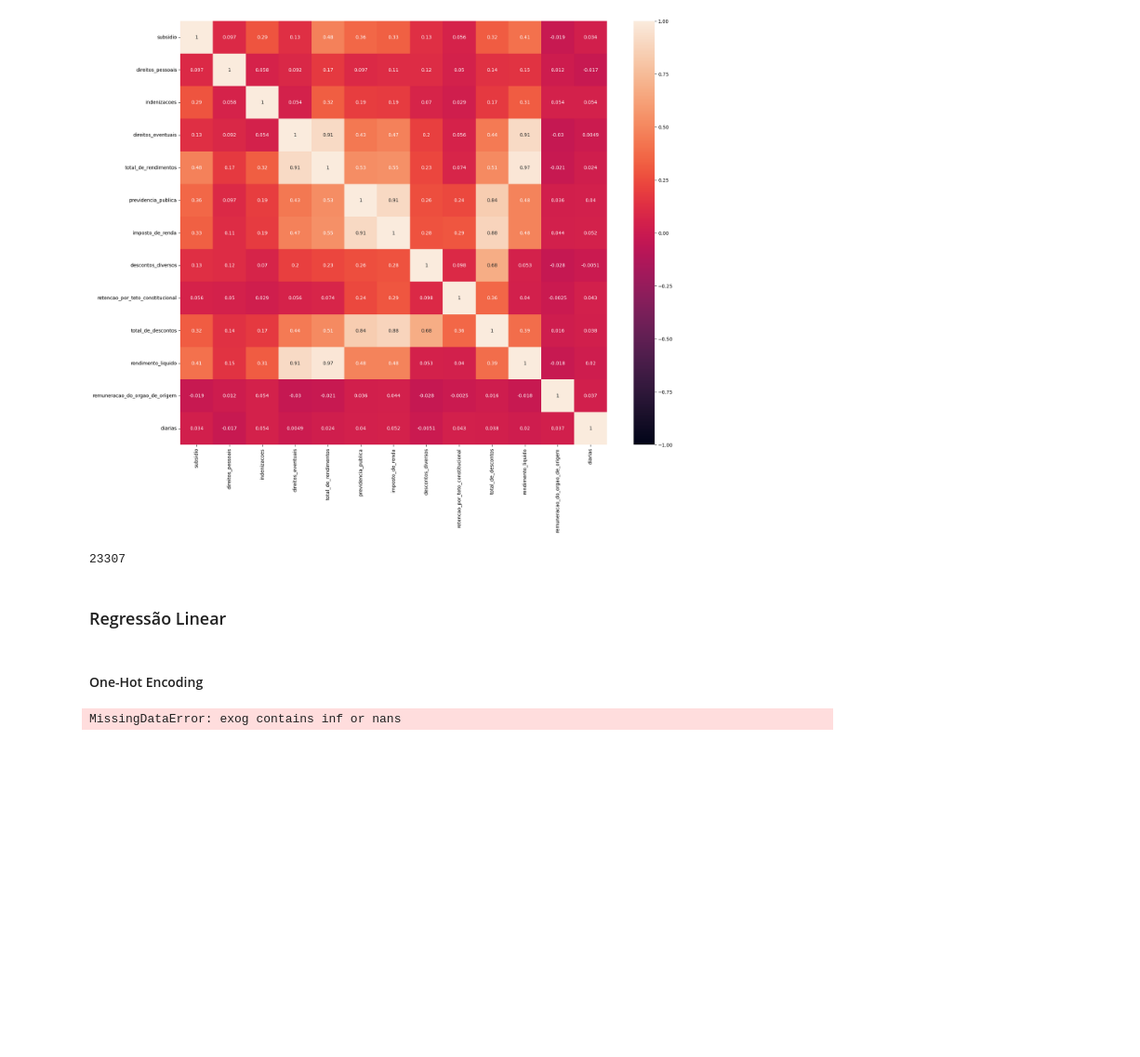
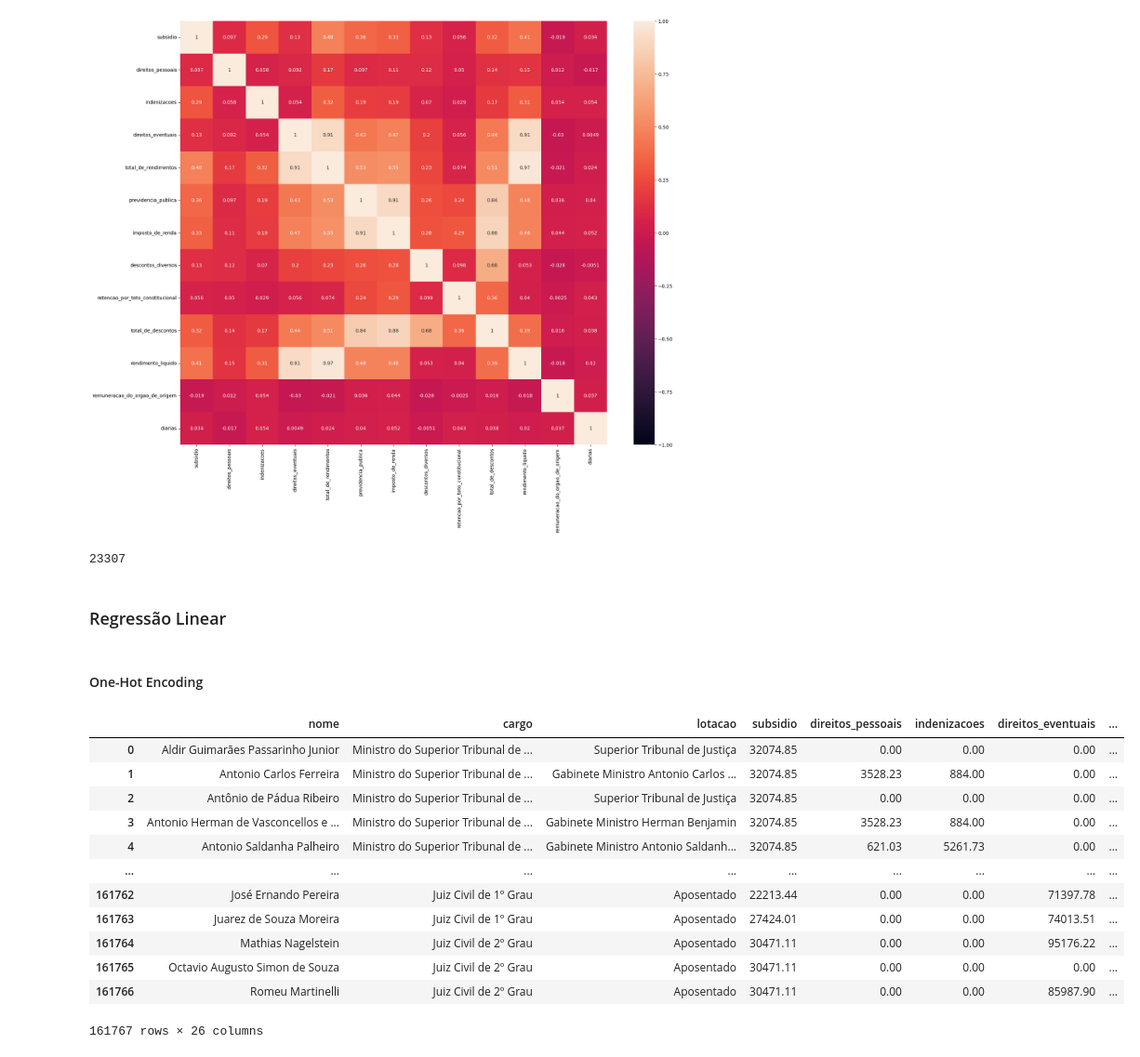
Before and after one commit to ThiagoCGGodoi/CDadosP2, a Jupyter notebook: P2.ipynb, the cells around one changed output. Shown at 93% size. Drawn from its saved outputs; the diff is of its cells as text; code cells hidden in the pictures; blank space fills up the shorter version.

```diff
--- a/P2.ipynb
+++ b/P2.ipynb
@@ -395,8 +395,21 @@ def regress(Y,X):
 #### One-Hot Encoding
 # %%
 # Aplicando One-Hot Encoding
-df_encoded = pd.get_dummies(df, columns=['regiao'])
+df_encoded = pd.get_dummies(df, columns=['Regiao'])
 
 # df_encoded agora contém colunas adicionais como 'regiao_Norte', 'regiao_Nordeste', etc.
+df_encoded
 # %% [output]
+|  | nome | cargo | lotacao | subsidio | direitos_pessoais | indenizacoes | direitos_eventuais | ... |
+| 0 | Aldir Guimarães Passarinho Junior | Ministro do Superior Tribunal de ... | Superior Tribunal de Justiça | 32074.85 | 0.00 | 0.00 | 0.00 | ... |
+| 1 | Antonio Carlos Ferreira | Ministro do Superior Tribunal de ... | Gabinete Ministro Antonio Carlos ... | 32074.85 | 3528.23 | 884.00 | 0.00 | ... |
+| 2 | Antônio de Pádua Ribeiro | Ministro do Superior Tribunal de ... | Superior Tribunal de Justiça | 32074.85 | 0.00 | 0.00 | 0.00 | ... |
+| 3 | Antonio Herman de Vasconcellos e ... | Ministro do Superior Tribunal de ... | Gabinete Ministro Herman Benjamin | 32074.85 | 3528.23 | 884.00 | 0.00 | ... |
+| 4 | Antonio Saldanha Palheiro | Ministro do Superior Tribunal de ... | Gabinete Ministro Antonio Saldanh... | 32074.85 | 621.03 | 5261.73 | 0.00 | ... |
+| ... | ... | ... | ... | ... | ... | ... | ... | ... |
+| 161762 | José Ernando Pereira | Juiz Civil de 1º Grau | Aposentado | 22213.44 | 0.00 | 0.00 | 71397.78 | ... |
+| 161763 | Juarez de Souza Moreira | Juiz Civil de 1º Grau | Aposentado | 27424.01 | 0.00 | 0.00 | 74013.51 | ... |
+| 161764 | Mathias Nagelstein | Juiz Civil de 2º Grau | Aposentado | 30471.11 | 0.00 | 0.00 | 95176.22 | ... |
+| 161765 | Octavio Augusto Simon de Souza | Juiz Civil de 2º Grau | Aposentado | 30471.11 | 0.00 | 0.00 | 0.00 | ... |
+| 161766 | Romeu Martinelli | Juiz Civil de 2º Grau | Aposentado | 30471.11 | 0.00 | 0.00 | 85987.90 | ... |
-MissingDataError: exog contains inf or nans
+161767 rows × 26 columns
```
